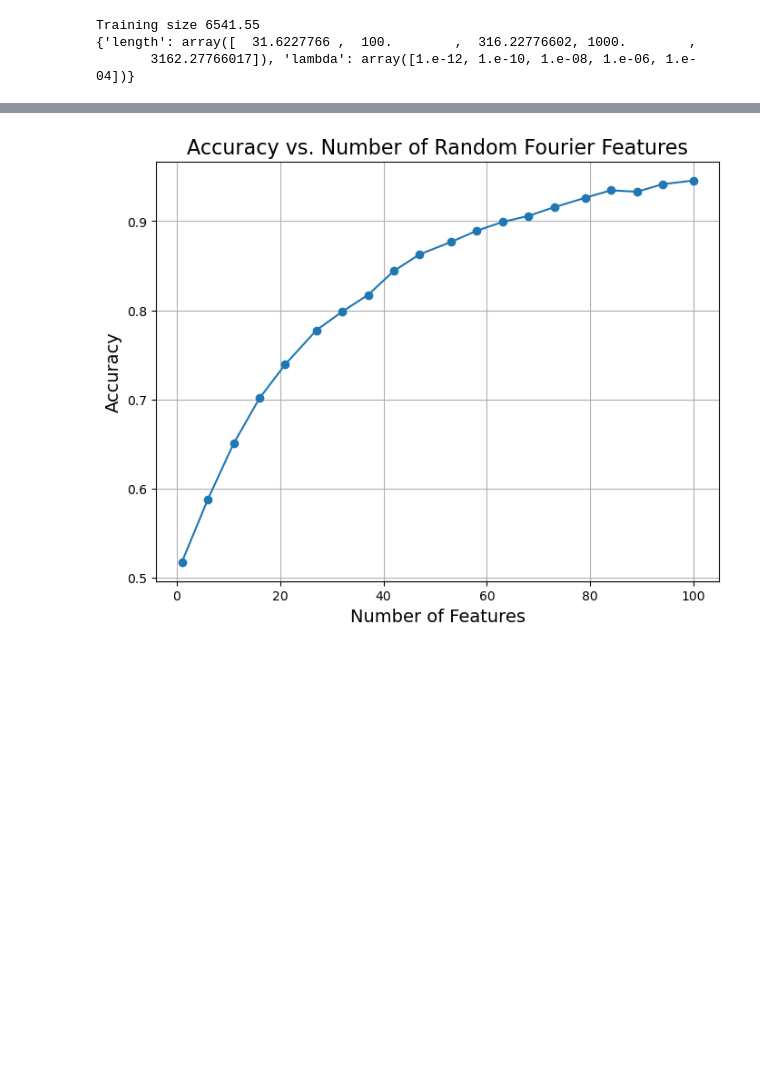
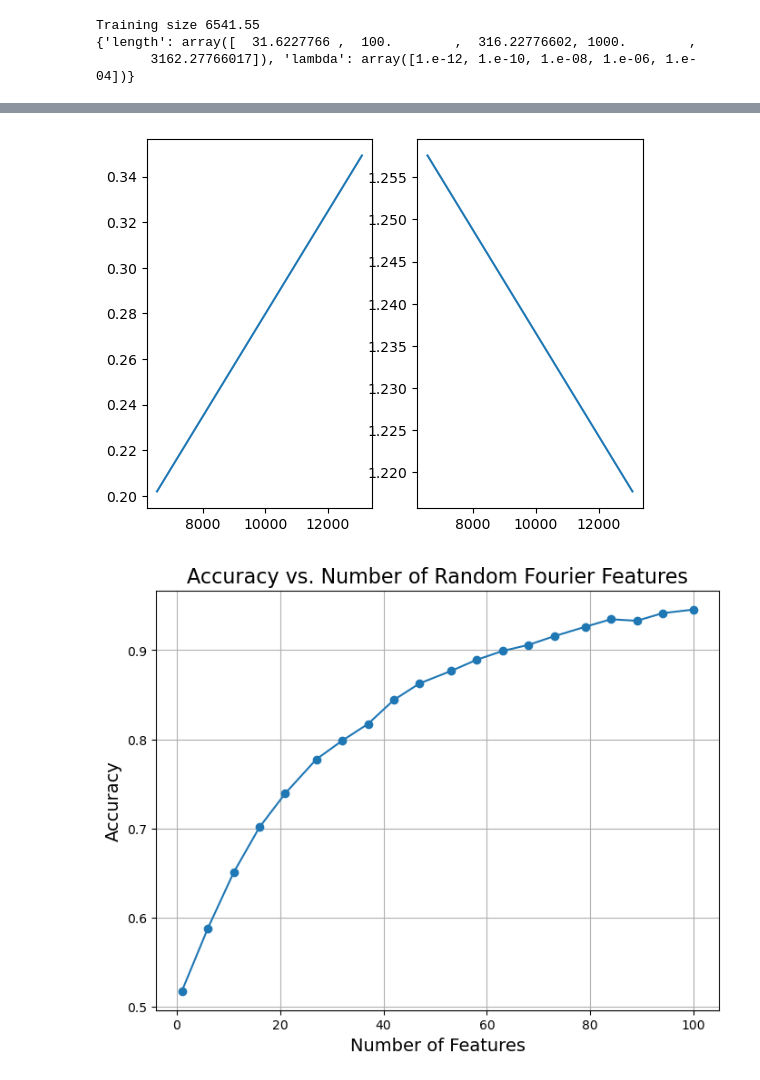
Before and after one commit to gunmin0826/CSC2515_NCSI, a Jupyter notebook: Kernel/KRR_regression.ipynb, the cells around one changed output, grey strips where cells are left out. Cells and saved outputs as stored; diff of their text form; code cells hidden in the pictures; blank space fills up the shorter version.

```diff
--- a/Kernel/KRR_regression.ipynb
+++ b/Kernel/KRR_regression.ipynb
@@ -205,7 +205,7 @@ X_train, X_test, y_train, y_test = train_test_split(features, labels, test_size=
 print(f"X_train.shape after downsampling: {X_train.shape}")
 print(f"X_test.shape after downsampling: {X_test.shape}")
 # %%
-data = np.load('qm9_coulomb_matrix.npz', allow_pickle=True)
+data = np.load('/home/youngho/Documents/csc2515/qm9_coulomb_matrix.npz', allow_pickle=True)
 features = data['features']
 labels = data['labels']
 # %%
@@ -552,7 +552,7 @@ def measure_time(features, labels, N, method, num_features=None):
 
             param_grid = {'length': np.logspace(1.5, 3.5, num=5),
                         'lambda': np.logspace(-12, -4, num=5)}
-            best_params = GridSearchCV(X_train, Y_train, param_grid, 4, 0.5)
+            best_params = GridSearchCV(X_train, Y_train, param_grid,num_features, 4, 0.5)
             print(best_params)
 
 
@@ -581,17 +581,20 @@ def measure_time(features, labels, N, method, num_features=None):
                 if num_features is None:
                     print("you forgot num_features")
                     return
+                rff = RandomFourierFeatures(input_dim=X_train.shape[1], num_features=num_features, sigma=best_params['length'])
+
                 begin = time.time()
-                alphas = KRR_with_RFF(X_train, Y_train, best_params['lambda'], best_params['length'], num_features)
+                alphas = KRR_with_RFF(rff.transform(X_train), Y_train, best_params['lambda'], num_features)
                 end = time.time()
+                kernel_inversion = end-begin
                 time_to_invert[n,i] = end - begin
 
                 # RFF
                 begin2 = time.time()
-                rff = RandomFourierFeatures(input_dim=X_train.shape[1], num_features=num_features, sigma=best_params['length'])
                 X_test_rff = rff.transform(X_test)
                 preds = X_test_rff @ alphas
                 end2 = time.time()
+                pred_time = end2-begin2
                 time_to_predict[n,i] = end2 - begin2
 
                 print(f'Kernel inversion took {kernel_inversion}, predictions {pred_time}')
@@ -625,5 +653,17 @@ maes, time_to_invert, time_to_predict = measure_time(features, labels, N=2, meth
 # %%
 maes, time_to_invert, time_to_predict = measure_time(features, labels, N=2, method='KRR') # Karthik
+# %%
+#time_to_invert = np.mean(time_to_invert, axis=0)
+#time_to_predict = np.mean(time_to_predict, axis=0)
+training_fractions = np.array([0.05, 0.1])#, 0.2, 0.4, 0.8]
+training_size = training_fractions*len(features)
+
+fig, axs = plt.subplots(1,2)
+axs[0].plot(training_size, time_to_invert)
+axs[1].plot(training_size, time_to_predict)
+fig.show()
+# %% [output]
+[figure, added]
 # %%
 # Pick the best parameters
 # best_lambda = best_params['lambda']
```
Also changed, not shown: parts of 3 cells of this notebook.
